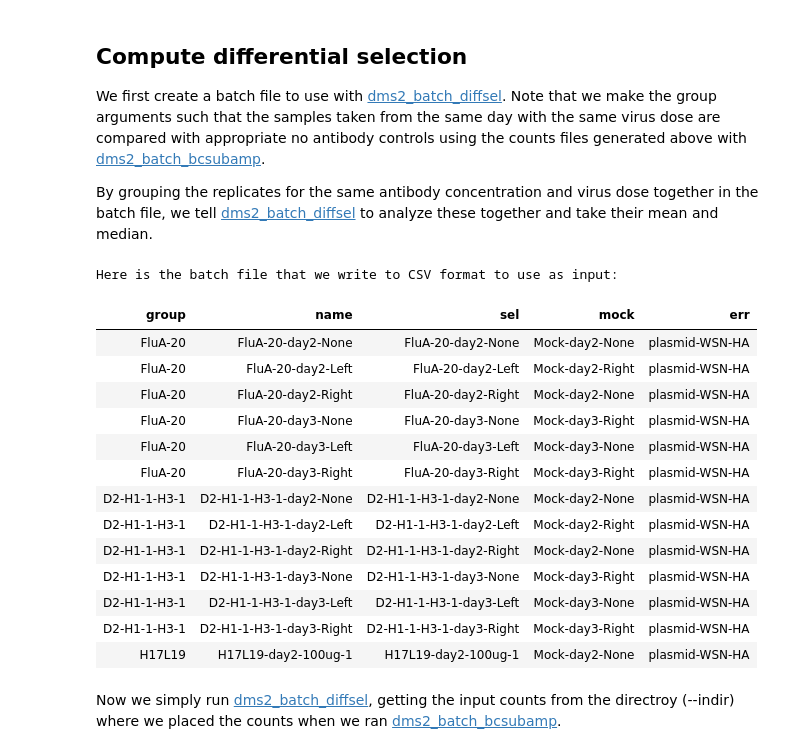
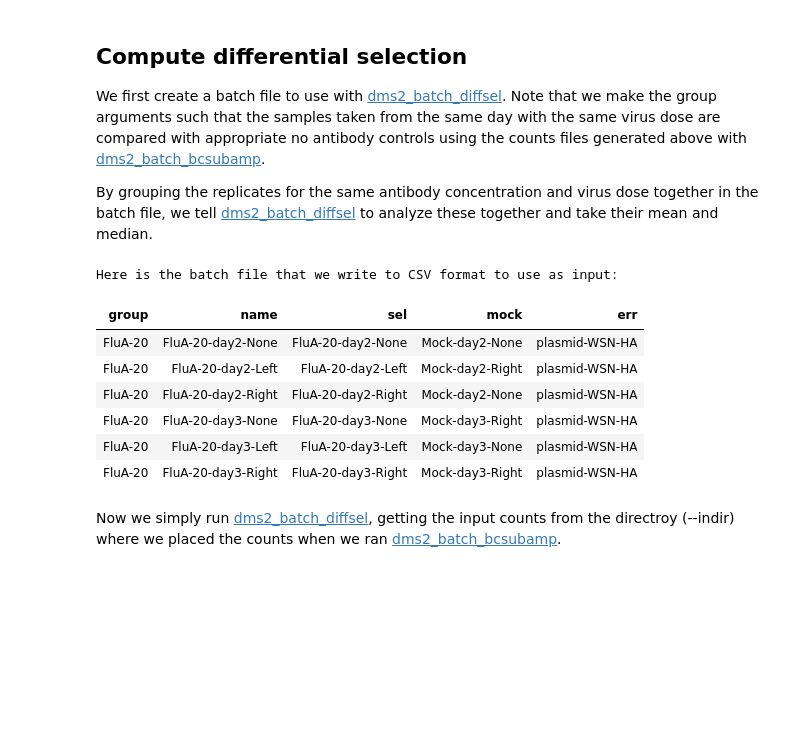
Before and after one commit to jbloomlab/FluA-20_D2_MAP_in_vivo, a Jupyter notebook: FluA-20_D2_MAP_in_vivo/analysis_notebook.ipynb, the cells around one changed output. Drawn from its saved outputs; the diff is of its cells as text; code cells hidden in the pictures; blank space fills up the shorter version.

```diff
--- a/FluA-20_D2_MAP_in_vivo/analysis_notebook.ipynb
+++ b/FluA-20_D2_MAP_in_vivo/analysis_notebook.ipynb
@@ -236,47 +236,40 @@ if not os.path.isdir(diffseldir):
     os.mkdir(diffseldir)
 
 diffselbatchfile = os.path.join(diffseldir, 'batch.csv')
 
 # create batch file for dms2_batch_diffsel
 diffselbatch = pandas.DataFrame.from_records([
               # WSN library 1 selected with 50ug/mL of D045_051310_2B06
               ('FluA-20', 'FluA-20-day2-None', 'FluA-20-day2-None', 'Mock-day2-None', 'plasmid-WSN-HA'),
               ('FluA-20', 'FluA-20-day2-Left', 'FluA-20-day2-Left', 'Mock-day2-Right', 'plasmid-WSN-HA'),
               ('FluA-20', 'FluA-20-day2-Right', 'FluA-20-day2-Right', 'Mock-day2-None', 'plasmid-WSN-HA'),
               ('FluA-20', 'FluA-20-day3-None', 'FluA-20-day3-None', 'Mock-day3-Right', 'plasmid-WSN-HA'),
               ('FluA-20', 'FluA-20-day3-Left', 'FluA-20-day3-Left', 'Mock-day3-None', 'plasmid-WSN-HA'),
               ('FluA-20', 'FluA-20-day3-Right', 'FluA-20-day3-Right', 'Mock-day3-Right', 'plasmid-WSN-HA'),
-              ('D2-H1-1-H3-1', 'D2-H1-1-H3-1-day2-None', 'D2-H1-1-H3-1-day2-None', 'Mock-day2-None', 'plasmid-WSN-HA'),
-              ('D2-H1-1-H3-1', 'D2-H1-1-H3-1-day2-Left', 'D2-H1-1-H3-1-day2-Left', 'Mock-day2-Right', 'plasmid-WSN-HA'),
-              ('D2-H1-1-H3-1', 'D2-H1-1-H3-1-day2-Right', 'D2-H1-1-H3-1-day2-Right', 'Mock-day2-None', 'plasmid-WSN-HA'),
-              ('D2-H1-1-H3-1', 'D2-H1-1-H3-1-day3-None', 'D2-H1-1-H3-1-day3-None', 'Mock-day3-Right', 'plasmid-WSN-HA'),
-              ('D2-H1-1-H3-1', 'D2-H1-1-H3-1-day3-Left', 'D2-H1-1-H3-1-day3-Left', 'Mock-day3-None', 'plasmid-WSN-HA'),
-              ('D2-H1-1-H3-1', 'D2-H1-1-H3-1-day3-Right', 'D2-H1-1-H3-1-day3-Right', 'Mock-day3-Right', 'plasmid-WSN-HA'),
-              ('H17L19', 'H17L19-day2-100ug-1', 'H17L19-day2-100ug-1', 'Mock-day2-None', 'plasmid-WSN-HA'),
+#               ('D2-H1-1-H3-1', 'D2-H1-1-H3-1-day2-None', 'D2-H1-1-H3-1-day2-None', 'Mock-day2-None', 'plasmid-WSN-HA'),
+#               ('D2-H1-1-H3-1', 'D2-H1-1-H3-1-day2-Left', 'D2-H1-1-H3-1-day2-Left', 'Mock-day2-Right', 'plasmid-WSN-HA'),
+#               ('D2-H1-1-H3-1', 'D2-H1-1-H3-1-day2-Right', 'D2-H1-1-H3-1-day2-Right', 'Mock-day2-None', 'plasmid-WSN-HA'),
+#               ('D2-H1-1-H3-1', 'D2-H1-1-H3-1-day3-None', 'D2-H1-1-H3-1-day3-None', 'Mock-day3-Right', 'plasmid-WSN-HA'),
+#               ('D2-H1-1-H3-1', 'D2-H1-1-H3-1-day3-Left', 'D2-H1-1-H3-1-day3-Left', 'Mock-day3-None', 'plasmid-WSN-HA'),
+#               ('D2-H1-1-H3-1', 'D2-H1-1-H3-1-day3-Right', 'D2-H1-1-H3-1-day3-Right', 'Mock-day3-Right', 'plasmid-WSN-HA'),
+#               ('H17L19', 'H17L19-day2-100ug-1', 'H17L19-day2-100ug-1', 'Mock-day2-None', 'plasmid-WSN-HA'),
              ],
              columns=['group', 'name', 'sel', 'mock', 'err']
              )
 
 print("Here is the batch file that we write to CSV format to use as input:")
 display(HTML(diffselbatch.to_html(index=False)))
 
 diffselbatch.to_csv(diffselbatchfile, index=False)
 # %% [output]
 Here is the batch file that we write to CSV format to use as input:
 | group | name | sel | mock | err |
 | FluA-20 | FluA-20-day2-None | FluA-20-day2-None | Mock-day2-None | plasmid-WSN-HA |
 | FluA-20 | FluA-20-day2-Left | FluA-20-day2-Left | Mock-day2-Right | plasmid-WSN-HA |
 | FluA-20 | FluA-20-day2-Right | FluA-20-day2-Right | Mock-day2-None | plasmid-WSN-HA |
 | FluA-20 | FluA-20-day3-None | FluA-20-day3-None | Mock-day3-Right | plasmid-WSN-HA |
 | FluA-20 | FluA-20-day3-Left | FluA-20-day3-Left | Mock-day3-None | plasmid-WSN-HA |
 | FluA-20 | FluA-20-day3-Right | FluA-20-day3-Right | Mock-day3-Right | plasmid-WSN-HA |
-| D2-H1-1-H3-1 | D2-H1-1-H3-1-day2-None | D2-H1-1-H3-1-day2-None | Mock-day2-None | plasmid-WSN-HA |
-| D2-H1-1-H3-1 | D2-H1-1-H3-1-day2-Left | D2-H1-1-H3-1-day2-Left | Mock-day2-Right | plasmid-WSN-HA |
-| D2-H1-1-H3-1 | D2-H1-1-H3-1-day2-Right | D2-H1-1-H3-1-day2-Right | Mock-day2-None | plasmid-WSN-HA |
-| D2-H1-1-H3-1 | D2-H1-1-H3-1-day3-None | D2-H1-1-H3-1-day3-None | Mock-day3-Right | plasmid-WSN-HA |
-| D2-H1-1-H3-1 | D2-H1-1-H3-1-day3-Left | D2-H1-1-H3-1-day3-Left | Mock-day3-None | plasmid-WSN-HA |
-| D2-H1-1-H3-1 | D2-H1-1-H3-1-day3-Right | D2-H1-1-H3-1-day3-Right | Mock-day3-Right | plasmid-WSN-HA |
-| H17L19 | H17L19-day2-100ug-1 | H17L19-day2-100ug-1 | Mock-day2-None | plasmid-WSN-HA |
 # %% [markdown]
 Now we simply run [dms2_batch_diffsel](https://jbloomlab.github.io/dms_tools2/dms2_batch_diffsel.html), getting the input counts from the directroy (--indir) where we placed the counts when we ran [dms2_batch_bcsubamp](https://jbloomlab.github.io/dms_tools2/dms2_batch_bcsubamp.html).
 # %%
```
Also changed, not shown: parts of 18 cells of this notebook, 9 other files.
